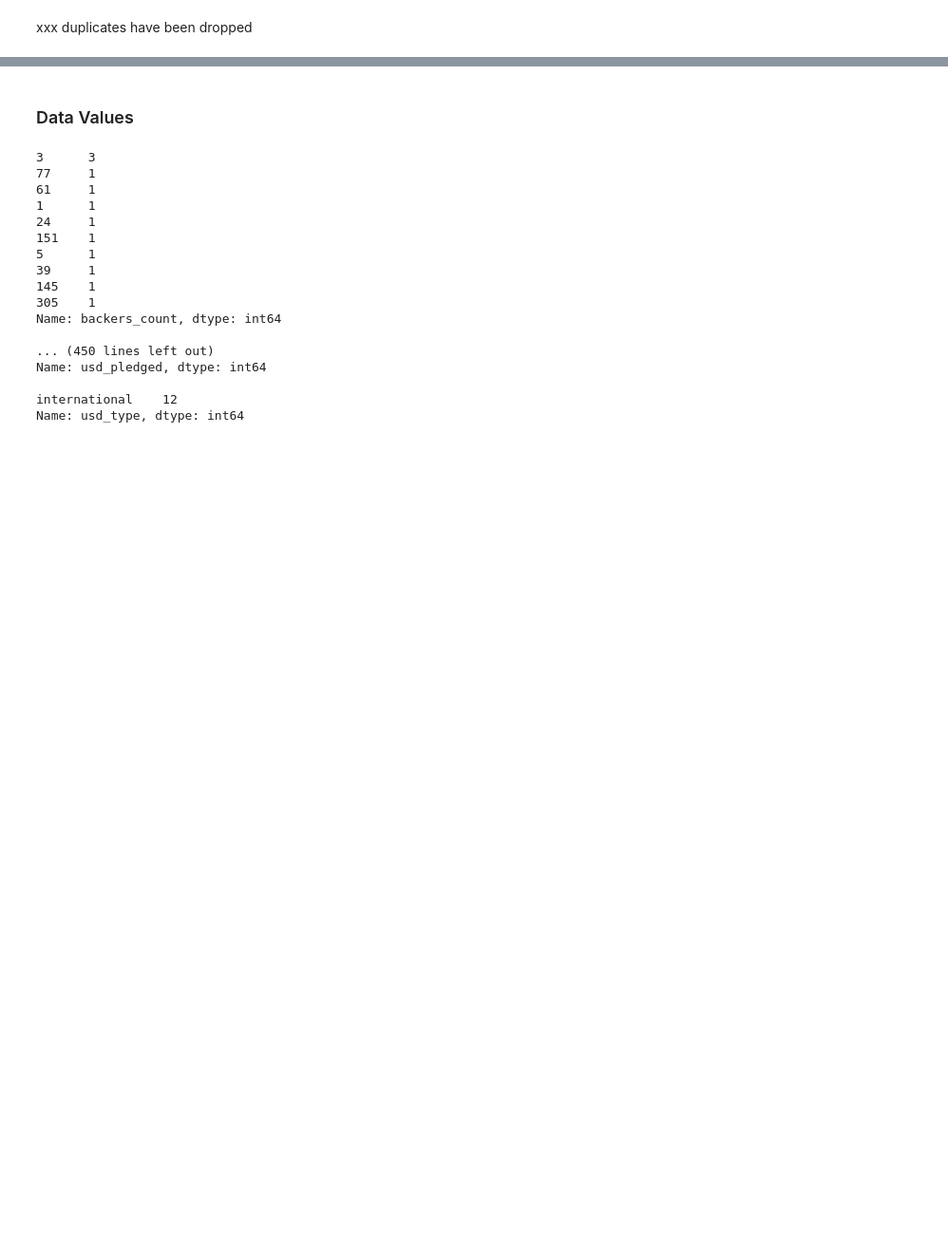
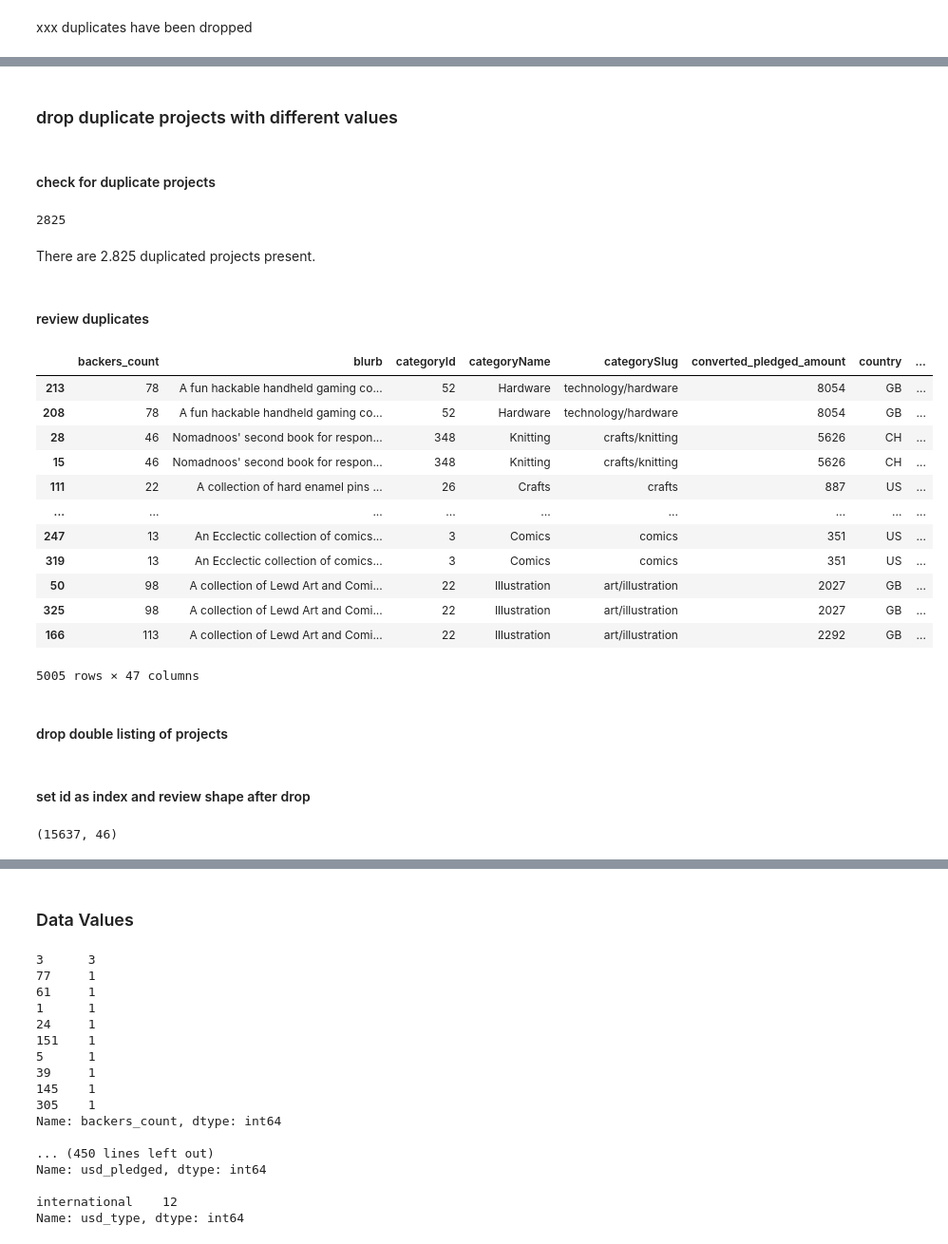
Before and after one commit to nicolerichter1989/Final-Project---Kickstarter, a Jupyter notebook: final_project.ipynb, the cells around one changed output, grey strips where cells are left out. Shown at 95% size. Drawn from its saved outputs; the diff is of its cells as text; code cells hidden in the pictures; blank space fills up the shorter version.

```diff
--- a/final_project.ipynb
+++ b/final_project.ipynb
@@ -218,0 +132,30 @@ xxx duplicates have been dropped
+# %% [markdown]
+### drop duplicate projects with different values
+# %% [markdown]
+#### check for duplicate projects
+# %%
+df.duplicated(subset='id', keep='first').sum()
+# %% [output]
+2825
+# %% [markdown]
+There are 2.825 duplicated projects present.
+# %% [markdown]
+#### review duplicates
+# %%
+df[df.duplicated(subset=['id'],keep=False)].sort_values(by=['id'])
+# %% [output]
+|  | backers_count | blurb | categoryId | categoryName | categorySlug | converted_pledged_amount | country | ... |
+| 213 | 78 | A fun hackable handheld gaming co... | 52 | Hardware | technology/hardware | 8054 | GB | ... |
+| 208 | 78 | A fun hackable handheld gaming co... | 52 | Hardware | technology/hardware | 8054 | GB | ... |
+| 28 | 46 | Nomadnoos' second book for respon... | 348 | Knitting | crafts/knitting | 5626 | CH | ... |
+| 15 | 46 | Nomadnoos' second book for respon... | 348 | Knitting | crafts/knitting | 5626 | CH | ... |
+| 111 | 22 | A collection of hard enamel pins ... | 26 | Crafts | crafts | 887 | US | ... |
+| ... | ... | ... | ... | ... | ... | ... | ... | ... |
+| 247 | 13 | An Ecclectic collection of comics... | 3 | Comics | comics | 351 | US | ... |
+| 319 | 13 | An Ecclectic collection of comics... | 3 | Comics | comics | 351 | US | ... |
+| 50 | 98 | A collection of Lewd Art and Comi... | 22 | Illustration | art/illustration | 2027 | GB | ... |
+| 325 | 98 | A collection of Lewd Art and Comi... | 22 | Illustration | art/illustration | 2027 | GB | ... |
+| 166 | 113 | A collection of Lewd Art and Comi... | 22 | Illustration | art/illustration | 2292 | GB | ... |
+5005 rows × 47 columns
+# %% [markdown]
+#### drop double listing of projects
@@ -218,0 +164,2 @@ xxx duplicates have been dropped
+# %% [markdown]
+#### set id as index and review shape after drop
@@ -218,0 +168,4 @@ xxx duplicates have been dropped
+# %%
+df.shape
+# %% [output]
+(15637, 46)
```
Also changed, not shown: parts of 78 cells of this notebook, 6 other files.
